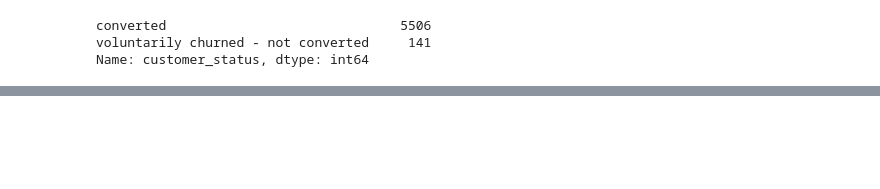
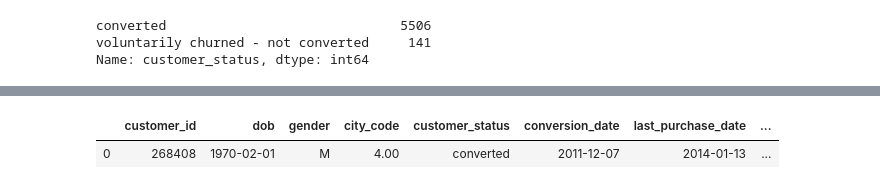
Before and after one commit to yvetteekon/retail-analytics, a Jupyter notebook: codes/01 - master file.ipynb, the cells around one changed output, grey strips where cells are left out. Saved outputs shown, nothing was run; the diff lists cells and outputs as text; code cells hidden in the pictures; blank space fills up the shorter version.

```diff
--- a/codes/01 - master file.ipynb
+++ b/codes/01 - master file.ipynb
@@ -465,3 +453,5 @@ for k, v in month_dict.items():
     mask = df_transactions['trans_date.month_num'].str.contains(k, case=True)
 
     df_transactions.loc[mask,'trans_date.month'] = v
+# %%
+df_transactions['trans_date.month'] = df_transactions['trans_date.month_num'] + '_' + df_transactions['trans_date.month'].map(str)
@@ -535,3 +587,5 @@ df_master['customer_status'].value_counts(dropna=False)
 converted                              5506
 voluntarily churned - not converted     141
 Name: customer_status, dtype: int64
+# %%
+df_master['conversion_date.month_num'] = df_master['conversion_date'].dt.month.map("{:02}".format)
@@ -537,0 +611,11 @@ Name: customer_status, dtype: int64
+# %%
+month_name = ['Jan', 'Feb', 'Mar', 'Apr', 'May', 'Jun', 'Jul', 'Aug', 'Sep', 'Oct', 'Nov', 'Dec']
+month_num = ['1', '2', '3', '4', '5', '6', '7', '8', '9', '10', '11', '12']
+month_dict = dict(zip(month_num, month_name))
+
+for k, v in month_dict.items():
+    mask = df_master['conversion_date.month_num'].str.contains(k, case=True)
+
+    df_master.loc[mask,'conversion_date.month'] = v
+# %%
+df_master['conversion_date.month'] = df_master['conversion_date.month_num'] + '_' + df_master['conversion_date.month'].map(str)
@@ -538,2 +639,7 @@ Name: customer_status, dtype: int64
+# %%
+df_master.head(1)
+# %% [output]
+|  | customer_id | dob | gender | city_code | customer_status | conversion_date | last_purchase_date | ... |
+| 0 | 268408 | 1970-02-01 | M | 4.00 | converted | 2011-12-07 | 2014-01-13 | ... |
 # %%
 df_master['biological_age.actual'] = (df_master['assessment_date'] - df_master['dob'])/np.timedelta64(1, 'Y')
```
Also changed, not shown: parts of 45 cells of this notebook, 5 other files.
